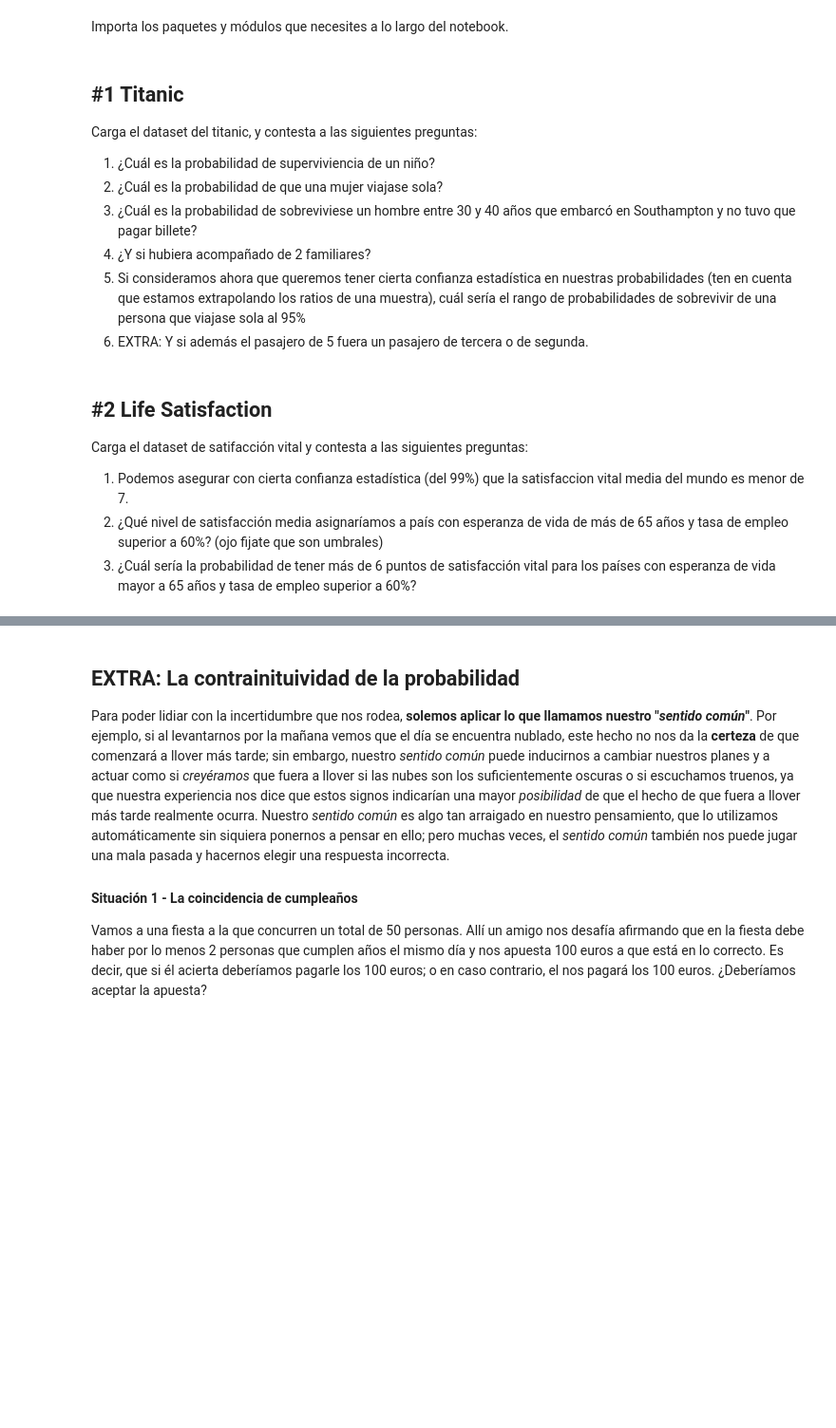
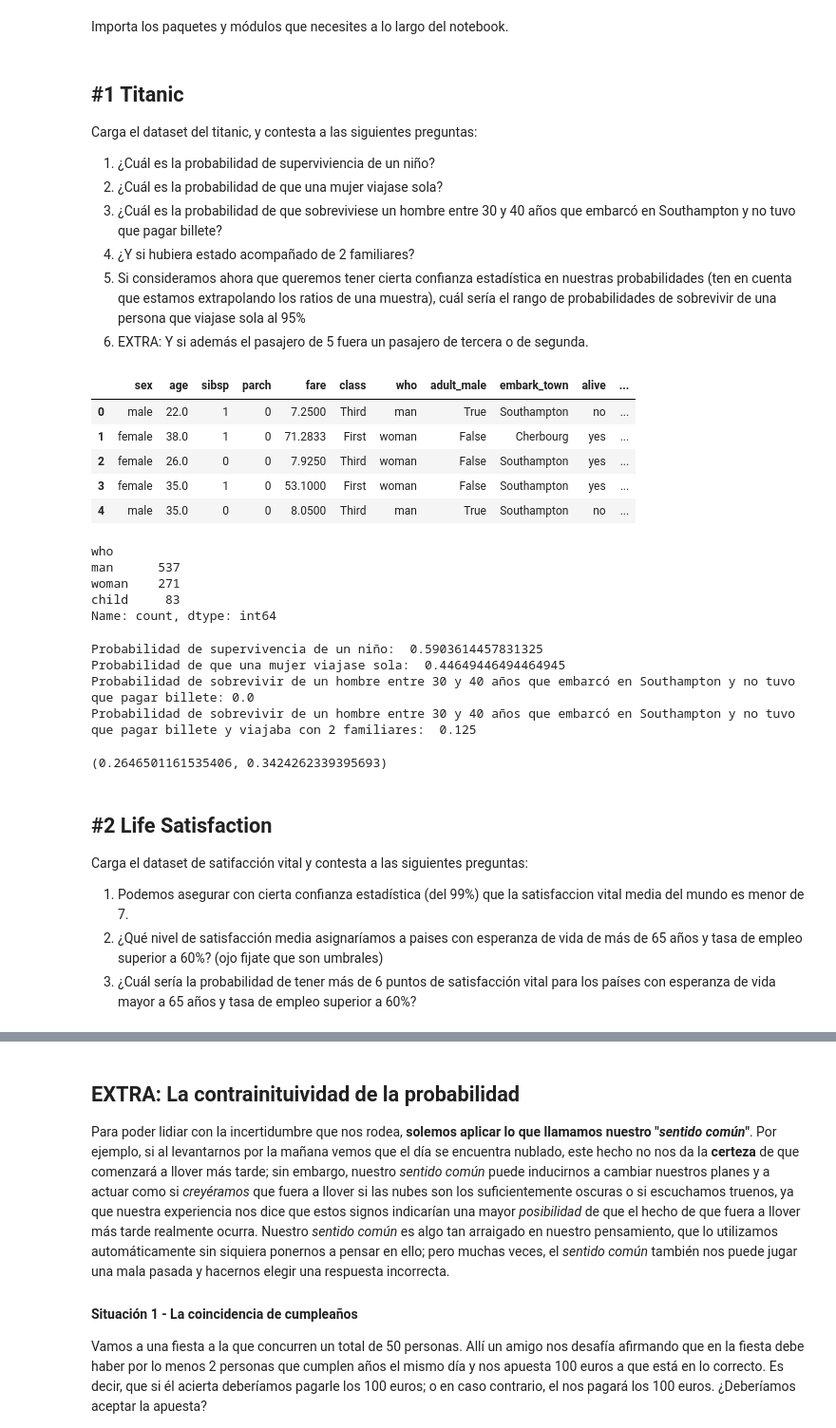
Before and after one commit to CanaryBrianArmas/ONLINE_DS_THEBRIDGE_-Ejercicios-a-corregir, a Jupyter notebook: Sprint_9/Unidad_1/18_Practica_Obligatoria_Estadistica_Inferencial.ipynb, the cells around one changed output, grey strips where cells are left out. Shown at 95% size. Saved outputs shown, nothing was run; the diff lists cells and outputs as text; code cells hidden in the pictures; blank space fills up the shorter version.

```diff
--- a/Sprint_9/Unidad_1/18_Practica_Obligatoria_Estadistica_Inferencial.ipynb
+++ b/Sprint_9/Unidad_1/18_Practica_Obligatoria_Estadistica_Inferencial.ipynb
@@ -21,9 +22,28 @@ Carga el dataset del titanic, y contesta a las siguientes preguntas:
 
 1. ¿Cuál es la probabilidad de superviviencia de un niño?
 2. ¿Cuál es la probabilidad de que una mujer viajase sola?
-3. ¿Cuál es la probabilidad de sobreviviese un hombre entre 30 y 40 años que embarcó en Southampton y no tuvo que pagar billete?
-4. ¿Y si hubiera acompañado de 2 familiares?
+3. ¿Cuál es la probabilidad de que sobreviviese un hombre entre 30 y 40 años que embarcó en Southampton y no tuvo que pagar billete?
+4. ¿Y si hubiera estado acompañado de 2 familiares?
 5. Si consideramos ahora que queremos tener cierta confianza estadística en nuestras probabilidades (ten en cuenta que estamos extrapolando los ratios de una muestra), cuál sería el rango de probabilidades de sobrevivir de una persona que viajase sola al 95%
 6. EXTRA: Y si además el pasajero de 5 fuera un pasajero de tercera o de segunda.
 # %%
 titanic = pd.read_csv(r"https://raw.githubusercontent.com/CanaryBrianArmas/DS_TheBridgue_Octubre24_Exercises/refs/heads/main/04_Machine_Learning/Sprint_09/Unidad_01/Practica_Obligatoria/data/titanic.csv", sep = ",")
+# %%
+# Mostremos las primeras filas del dataset
+titanic.head()
+# %% [output]
+|  | sex | age | sibsp | parch | fare | class | who | adult_male | embark_town | alive | ... |
+| 0 | male | 22.0 | 1 | 0 | 7.2500 | Third | man | True | Southampton | no | ... |
+| 1 | female | 38.0 | 1 | 0 | 71.2833 | First | woman | False | Cherbourg | yes | ... |
+| 2 | female | 26.0 | 0 | 0 | 7.9250 | Third | woman | False | Southampton | yes | ... |
+| 3 | female | 35.0 | 1 | 0 | 53.1000 | First | woman | False | Southampton | yes | ... |
+| 4 | male | 35.0 | 0 | 0 | 8.0500 | Third | man | True | Southampton | no | ... |
+# %%
+# Comprobamos que valores hay en la columna "who"
+titanic["who"].value_counts()
+# %% [output]
+who
+man      537
+woman    271
+child     83
+Name: count, dtype: int64
@@ -29,0 +72,27 @@ titanic = pd.read_csv(r"https://raw.githubusercontent.com/CanaryBrianArmas/DS_Th
+# %%
+# Resultados
+print("Probabilidad de supervivencia de un niño: ", prob_survival_children)
+print("Probabilidad de que una mujer viajase sola: ", prob_woman_traveling_alone)
+print("Probabilidad de sobrevivir de un hombre entre 30 y 40 años que embarcó en Southampton y no tuvo que pagar billete:", prob_survival_man_30_40)
+print("Probabilidad de sobrevivir de un hombre entre 30 y 40 años que embarcó en Southampton y no tuvo que pagar billete y viajaba con 2 familiares: ",
+       prob_survival_man_30_40_with_family)
+# %% [output]
+Probabilidad de supervivencia de un niño:  0.5903614457831325
+Probabilidad de que una mujer viajase sola:  0.44649446494464945
+Probabilidad de sobrevivir de un hombre entre 30 y 40 años que embarcó en Southampton y no tuvo que pagar billete: 0.0
+Probabilidad de sobrevivir de un hombre entre 30 y 40 años que embarcó en Southampton y no tuvo que pagar billete y viajaba con 2 familiares:  0.125
+# %%
+# 5. Intervalo de confianza del 95% para la probabilidad de supervivencia de una persona que viajase sola
+# Una persona que viaja sola tiene sibsp = 0 y parch = 0
+traveling_alone = titanic[(titanic["sibsp"] == 0) & (titanic["parch"] == 0)].shape[0]
+survival_rate_alone = titanic[(titanic["sibsp"] == 0) & (titanic["parch"] == 0) & (titanic["alive"] == "yes")].shape[0]
+prob_survival_alone = survival_rate_alone / traveling_alone
+
+# Calcular el intervalo de confianza usando la aproximación normal
+scale = np.sqrt(prob_survival_alone * (1 - prob_survival_alone) / traveling_alone)
+conf_interval = stats.norm.interval(0.95, loc = prob_survival_alone, scale = scale)
+
+# Resultado
+conf_interval
+# %% [output]
+(0.2646501161535406, 0.3424262339395693)
@@ -33,7 +111,7 @@ titanic = pd.read_csv(r"https://raw.githubusercontent.com/CanaryBrianArmas/DS_Th
 Carga el dataset de satifacción vital y contesta a las siguientes preguntas:
 
 1. Podemos asegurar con cierta confianza estadística (del 99%) que la satisfaccion vital media del mundo es menor de 7.
-2. ¿Qué nivel de satisfacción media asignaríamos a país con esperanza de vida de más de 65 años y tasa de empleo superior a 60%? (ojo fijate que son umbrales)
+2. ¿Qué nivel de satisfacción media asignaríamos a paises con esperanza de vida de más de 65 años y tasa de empleo superior a 60%? (ojo fijate que son umbrales)
 3. ¿Cuál sería la probabilidad de tener más de 6 puntos de satisfacción vital para los países con esperanza de vida mayor a 65 años y tasa de empleo superior a 60%?
 # %%
 life_sat = pd.read_csv(r"https://raw.githubusercontent.com/CanaryBrianArmas/DS_TheBridgue_Octubre24_Exercises/refs/heads/main/04_Machine_Learning/Sprint_09/Unidad_01/Practica_Obligatoria/data/lifesat_full.csv", sep = ",")
```
Also changed, not shown: parts of 9 cells of this notebook.
